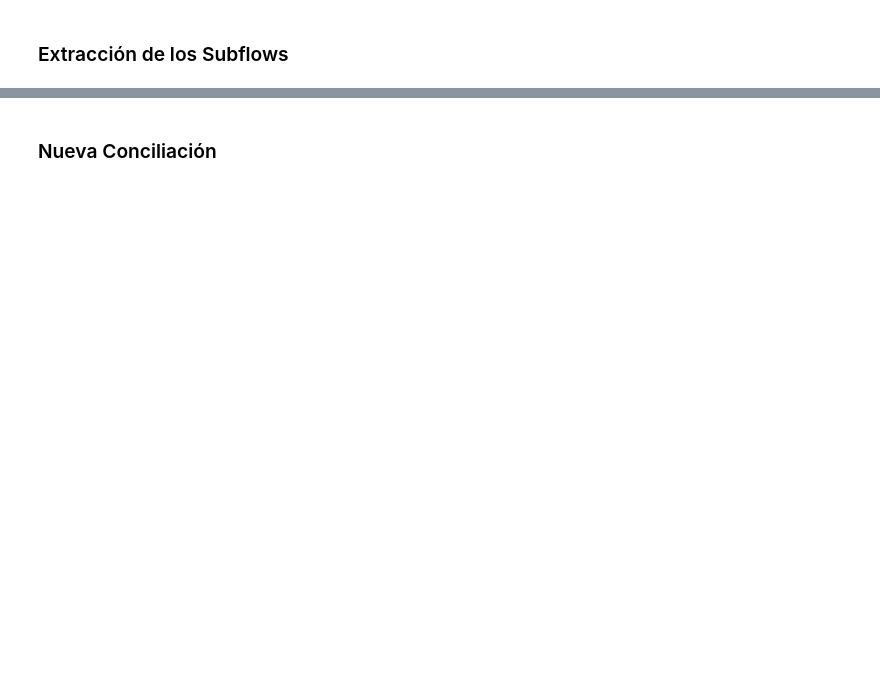
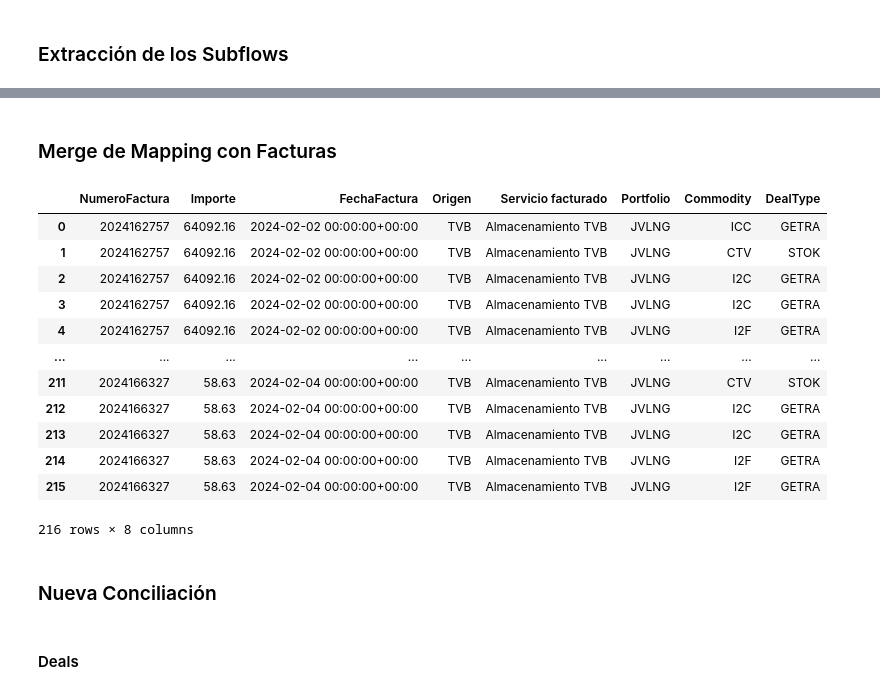
Before and after one commit to kikekzm/Data-Projects, a Jupyter notebook: ENGIE-Caso/Caso-Engie-Tips.ipynb, the cells around one changed output, grey strips where cells are left out. Cells and saved outputs as stored; diff of their text form; code cells hidden in the pictures; blank space fills up the shorter version.

```diff
--- a/ENGIE-Caso/Caso-Engie-Tips.ipynb
+++ b/ENGIE-Caso/Caso-Engie-Tips.ipynb
@@ -566,0 +665,14 @@ También tenemos que lidiar con algunos problemas:
+# %%
+# filtramos los valores que queremos
+facturas_Feb_df = facturas_df[(facturas_df['Origen'].isin(['TVB'])) & (facturas_df['ServicioFacturado'].isin(['Almacenamiento TVB']))]
+
+# cambiamos el formato del importe
+facturas_Feb_df['Importe'] = facturas_Feb_df['Importe'].str.replace(',', '.').astype(float)
+
+# cambiamos el formato de la fecha
+facturas_Feb_df['FechaFactura'] = pd.to_datetime(facturas_Feb_df['FechaFactura'], utc=True)
+
+# filtramos para FEBRERO del 24
+facturas_Feb_df = facturas_Feb_df[(facturas_Feb_df['FechaFactura'].dt.month == 2) & (facturas_Feb_df['FechaFactura'].dt.year == 2024)]
+
+facturas_Feb_df.head(100)
@@ -567,2 +736,28 @@ También tenemos que lidiar con algunos problemas:
+# %% [markdown]
+ ### Merge de Mapping con Facturas
+# %%
+facturas_merged3_df = pd.merge(facturas_Feb_df, mapping_df, on='Origen', how='inner')
+
+facturas_merged3_df = facturas_merged3_df.rename(columns={'ServicioFacturado':'Servicio facturado'})
+facturas_merged3_df = facturas_merged3_df.loc[:, ~facturas_merged3_df.columns.duplicated()]
+
+
+facturas_merged3_df.head(1000)
+# %% [output]
+|  | NumeroFactura | Importe | FechaFactura | Origen | Servicio facturado | Portfolio | Commodity | DealType |
+| 0 | 2024162757 | 64092.16 | 2024-02-02 00:00:00+00:00 | TVB | Almacenamiento TVB | JVLNG | ICC | GETRA |
+| 1 | 2024162757 | 64092.16 | 2024-02-02 00:00:00+00:00 | TVB | Almacenamiento TVB | JVLNG | CTV | STOK |
+| 2 | 2024162757 | 64092.16 | 2024-02-02 00:00:00+00:00 | TVB | Almacenamiento TVB | JVLNG | I2C | GETRA |
+| 3 | 2024162757 | 64092.16 | 2024-02-02 00:00:00+00:00 | TVB | Almacenamiento TVB | JVLNG | I2C | GETRA |
+| 4 | 2024162757 | 64092.16 | 2024-02-02 00:00:00+00:00 | TVB | Almacenamiento TVB | JVLNG | I2F | GETRA |
+| ... | ... | ... | ... | ... | ... | ... | ... | ... |
+| 211 | 2024166327 | 58.63 | 2024-02-04 00:00:00+00:00 | TVB | Almacenamiento TVB | JVLNG | CTV | STOK |
+| 212 | 2024166327 | 58.63 | 2024-02-04 00:00:00+00:00 | TVB | Almacenamiento TVB | JVLNG | I2C | GETRA |
+| 213 | 2024166327 | 58.63 | 2024-02-04 00:00:00+00:00 | TVB | Almacenamiento TVB | JVLNG | I2C | GETRA |
+| 214 | 2024166327 | 58.63 | 2024-02-04 00:00:00+00:00 | TVB | Almacenamiento TVB | JVLNG | I2F | GETRA |
+| 215 | 2024166327 | 58.63 | 2024-02-04 00:00:00+00:00 | TVB | Almacenamiento TVB | JVLNG | I2F | GETRA |
+216 rows × 8 columns
 # %% [markdown]
 ### Nueva Conciliación
+# %% [markdown]
+#### Deals
```
Also changed, not shown: parts of 20 cells of this notebook.
